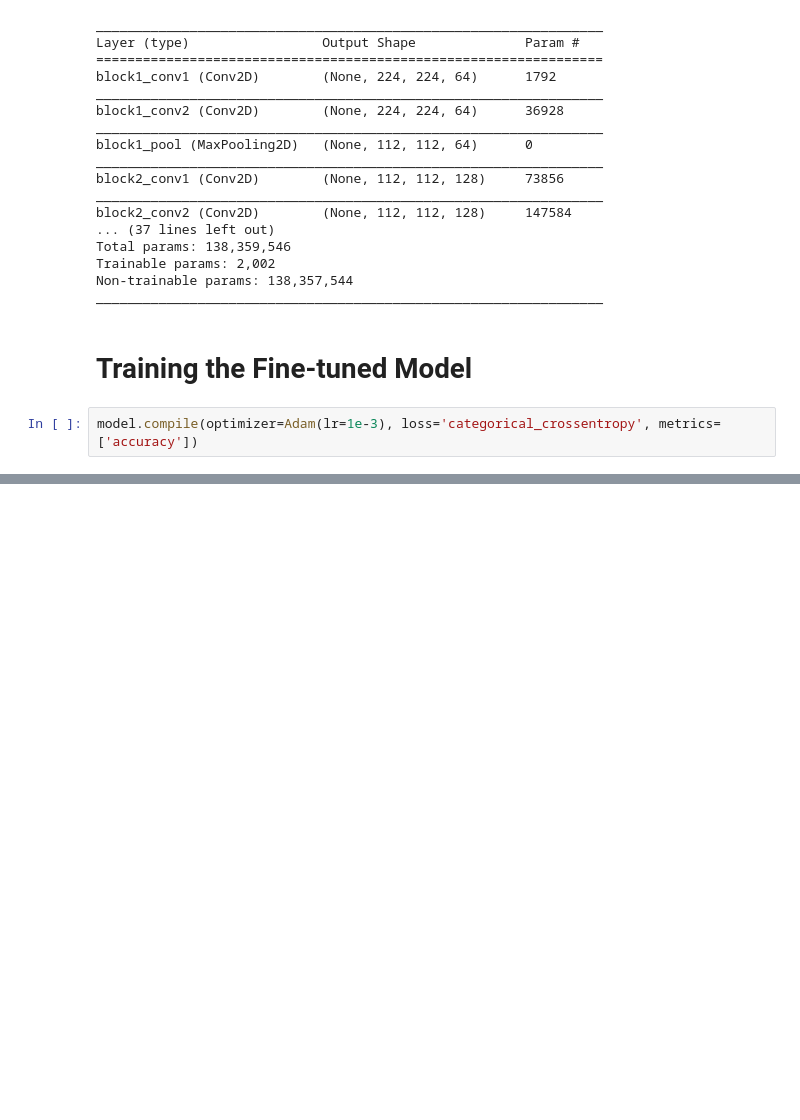
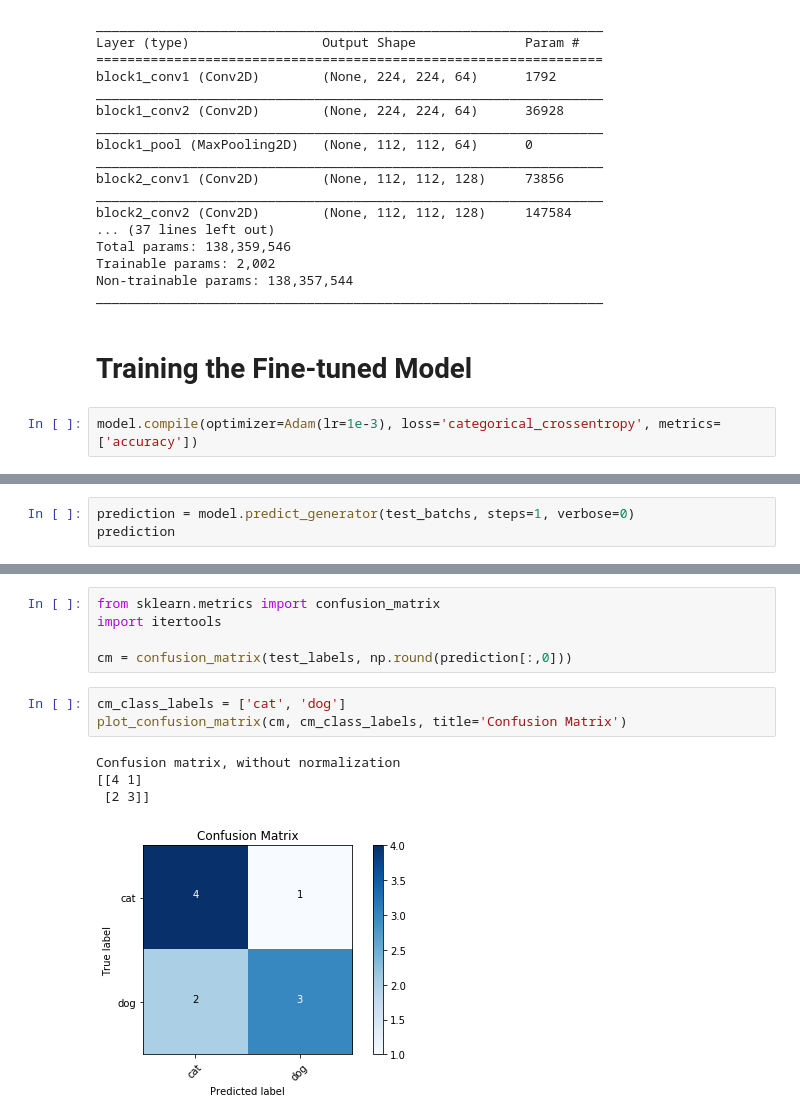
Before and after one commit to SaretMagnoslove/DeepLearning_with_Keras, a Jupyter notebook: Deeplizard/catsAndDogs/Deeplizard-CNN.ipynb, the cells around one changed output, grey strips where cells are left out. Drawn from its saved outputs; the diff is of its cells as text; blank space fills up the shorter version.

```diff
--- a/Deeplizard/catsAndDogs/Deeplizard-CNN.ipynb
+++ b/Deeplizard/catsAndDogs/Deeplizard-CNN.ipynb
@@ -282,0 +295,3 @@ Epoch 5/5
+# %%
+prediction = model.predict_generator(test_batchs, steps=1, verbose=0)
+prediction
@@ -282,0 +309,13 @@ Epoch 5/5
+# %%
+from sklearn.metrics import confusion_matrix
+import itertools
+
+cm = confusion_matrix(test_labels, np.round(prediction[:,0]))
+# %%
+cm_class_labels = ['cat', 'dog']
+plot_confusion_matrix(cm, cm_class_labels, title='Confusion Matrix')
+# %% [output]
+Confusion matrix, without normalization
+[[4 1]
+ [2 3]]
+[figure, added]
```
Also changed, not shown: parts of 5 cells of this notebook.
